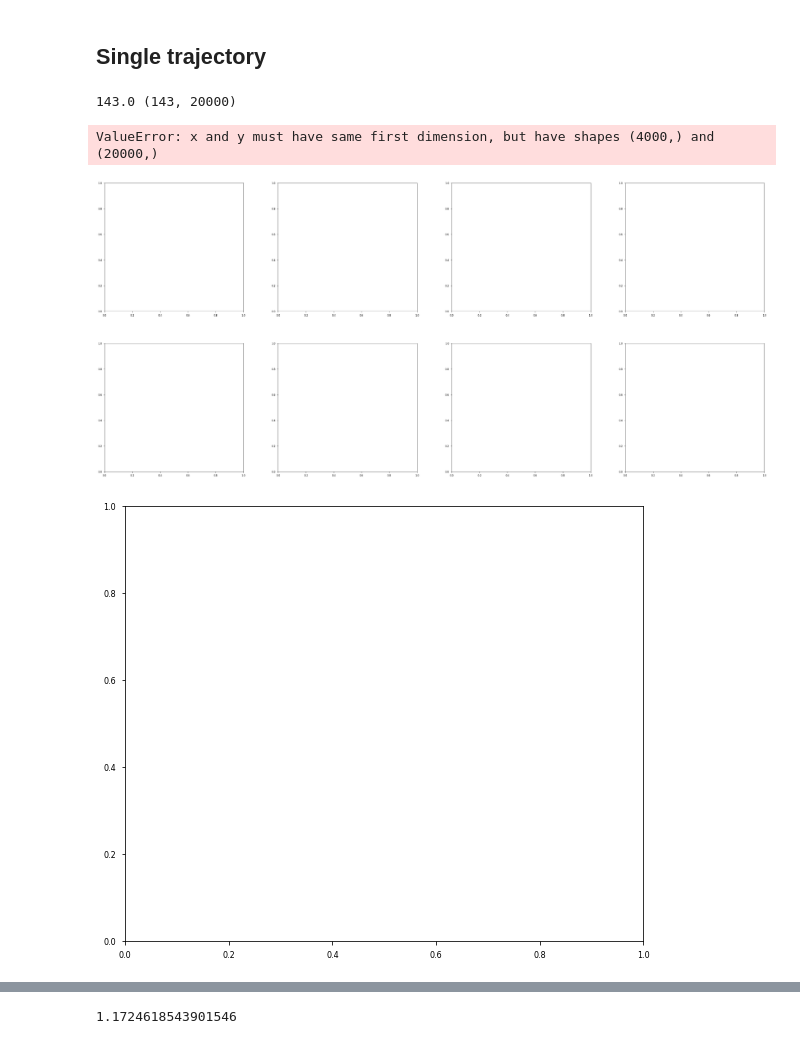
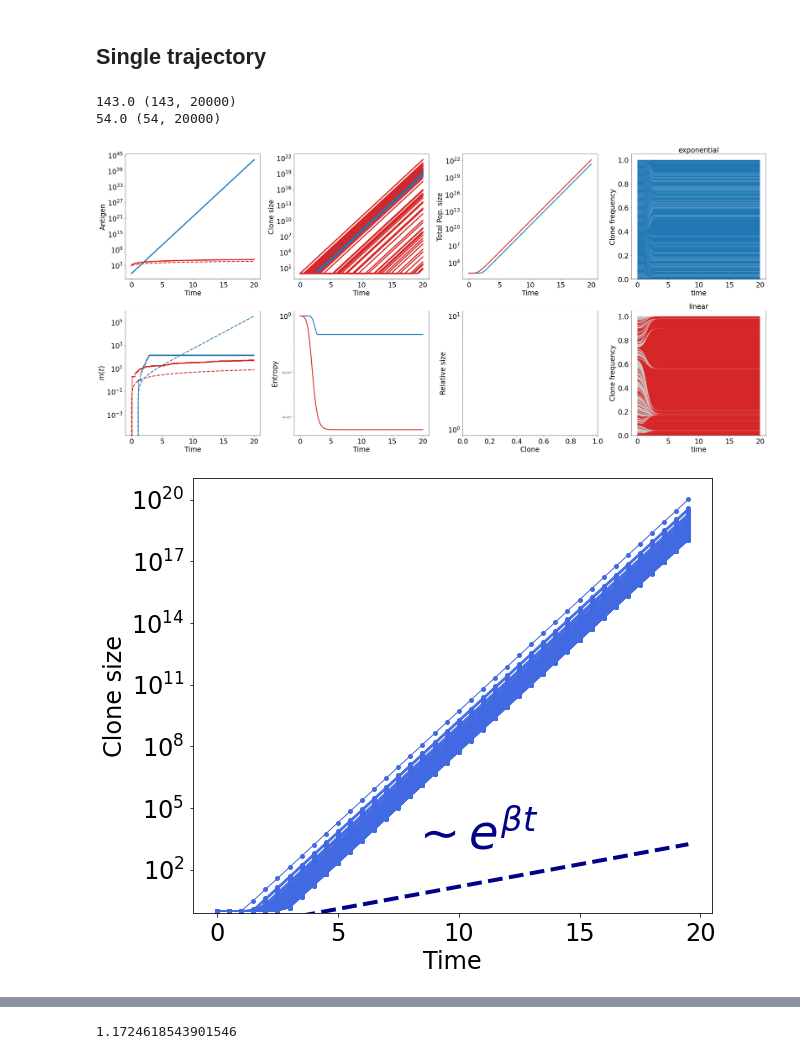
Before and after one commit to rmorantovar/Immune_System, a Jupyter notebook: Jupyter_Notebooks/1_Dynamics.ipynb, the cells around one changed output, grey strips where cells are left out. Cells and saved outputs as stored; diff of their text form; code cells hidden in the pictures.

```diff
--- a/Jupyter_Notebooks/1_Dynamics.ipynb
+++ b/Jupyter_Notebooks/1_Dynamics.ipynb
@@ -18,12 +18,7 @@ from scipy.optimize import curve_fit
 from IPython.display import display, Math
 import json
 
-Text_files_path = '../../../../Dropbox/Research/Evolution_Immune_System/Text_files/'
-
-def my_linear_func(x, a, b):
-    return a + b*x
-def my_quadratic_func(x, a, b, c):
-    return np.log(a)+np.log(np.sqrt(-b)) + b*(x-c)**2
+Text_files_path = '/Users/robertomorantovar/Dropbox/Research/Evolution_Immune_System/Text_files/'
 
 N_A = 6.02214076e23
 k_BT = 1.380649e-23*293
@@ -87,7 +57,7 @@ L = 20
 NC = 2e3
 T0 = 0
 Tf = 20
-dT = 0.005
+dT = 0.001
 eta = 1
 gamma = 0.0000
 nu = 0.5
@@ -165,33 +135,33 @@ for Type in Types:
             ax[1,0].plot(time, theory, color = colors[j], label = models_name[j] + ' growth', linestyle = '--', linewidth = 3)
         if(linear == 1):
             theory = ((1/(eta*2000*(lambd)*(eta*2000*t0+a0)**(lambd-1)))*((eta*2000*time+a0)**(lambd)-(eta*2000*t0+a0)**(lambd)))
             #theory = time**(lambd)
             ax[1,0].plot(time, theory, color = colors[j], label = models_name[j] + ' growth', linestyle = '--', linewidth = 3)
         my_plot_layout(ax = ax[1,0], xscale = 'linear', yscale = 'log', xlabel = 'Time', ylabel = r'$m(t)$')
 
         #---- Entropy ----
         total_pop = np.sum(np.transpose(data_bcells), axis = 0)
         bcell_freqs = np.transpose(data_bcells)/total_pop
         entropy = -np.sum(bcell_freqs*np.log(bcell_freqs), axis = 0)
         ax[1,1].plot(time, entropy/entropy[0], color = colors[j], linewidth = 3)
         my_plot_layout(ax = ax[1,1], yscale = 'log', xlabel = 'Time', ylabel = 'Entropy')
 
         #---- Total Pop size ----
         ax[0,2].plot(time, total_pop, color = colors[j], linewidth = 3)
         my_plot_layout(ax = ax[0,2], xlabel = 'Time', ylabel = 'Total Pop. size', yscale = 'log')
 
         #---- Relative clone sizes ----
         #ax[1,2].plot(range(1,int(8+1)), final_clone_sizes_sorted[:8]/final_clone_sizes_sorted[0], color = colors[j], linewidth = .5, linestyle = '--', marker = '^', ms = 15)
         my_plot_layout(ax = ax[1,2], xlabel = 'Clone', ylabel = 'Relative size', yscale = 'log')
         #ax[1,2].set_xlim(right = 8)
 
         #---- Stackplots ----
         ax[j, 3].stackplot(time, bcell_freqs, colors = colors_activation);
         my_plot_layout(ax = ax[j, 3], ticks_labelsize=24, title=models_name[j], xlabel = 'time', ylabel = 'Clone frequency')
 
     #fig.savefig('../Figures/1_Dynamics/summary_1_single_trajectory_'+Type+'.pdf')
 # %% [output]
 143.0 (143, 20000)
+54.0 (54, 20000)
-ValueError: x and y must have same first dimension, but have shapes (4000,) and (20000,)
-[figure, old version]
+[figure, new version]
-[figure, old version]
+[figure, new version]
```
Also changed, not shown: parts of 7 cells of this notebook, 14 other files.
